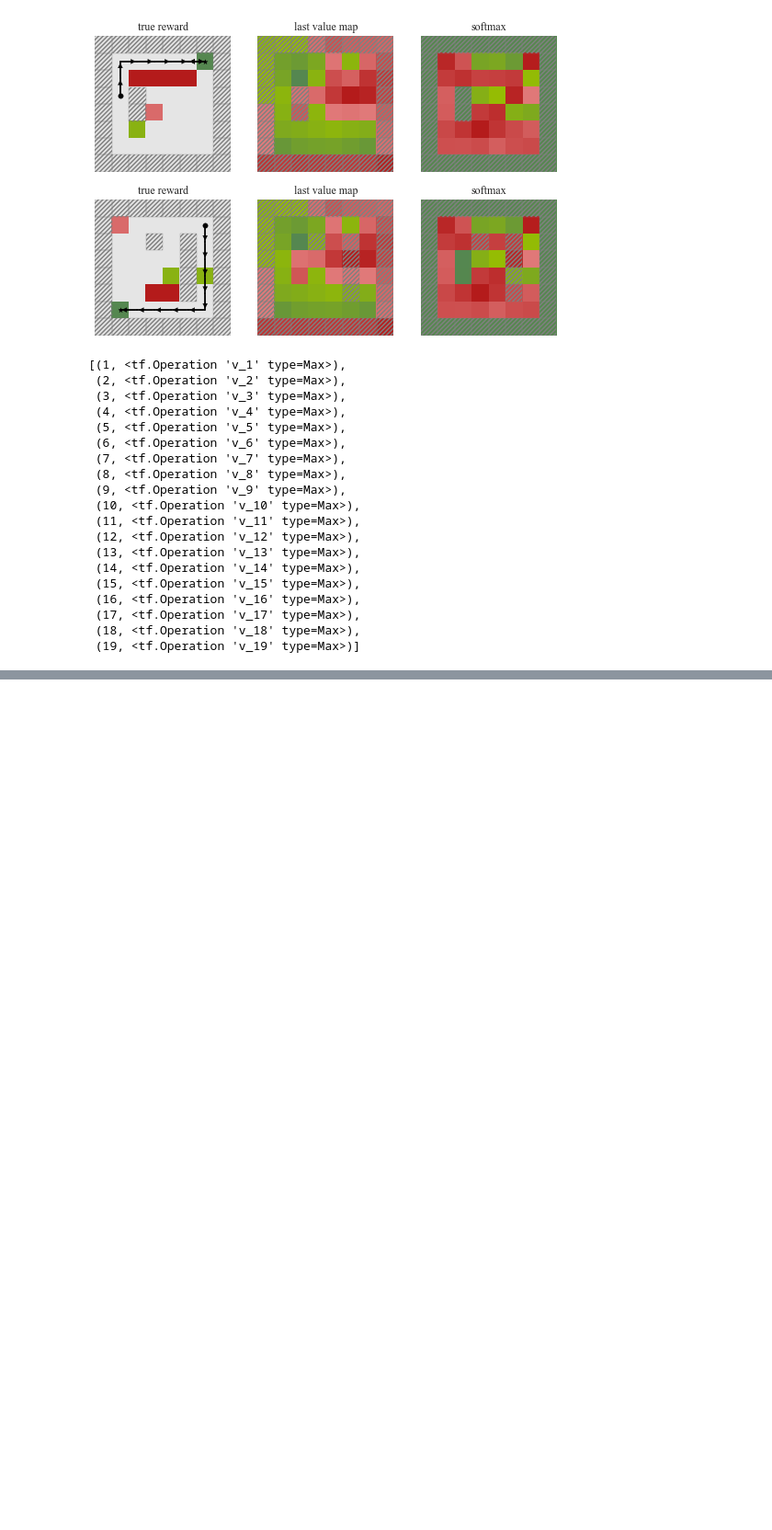
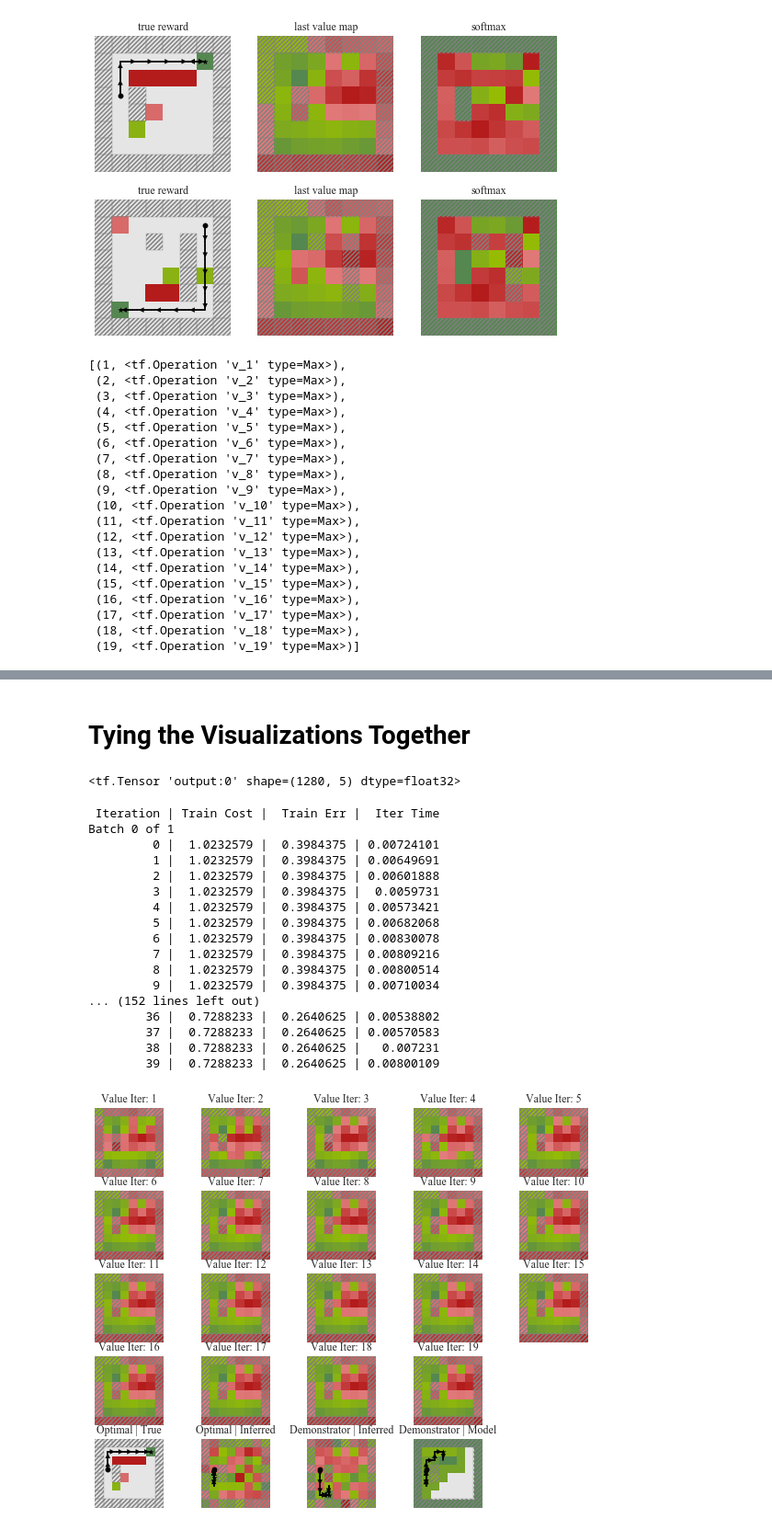
Before and after one commit to HumanCompatibleAI/learning_biases, a Jupyter notebook: Plotting Value Heat Map.ipynb, the cells around one changed output, grey strips where cells are left out. Shown at 92% size. Saved outputs shown, nothing was run; the diff lists cells and outputs as text; code cells hidden in the pictures; blank space fills up the shorter version.

```diff
--- a/Plotting Value Heat Map.ipynb
+++ b/Plotting Value Heat Map.ipynb
@@ -319,0 +334,2 @@ Batch 0 of 1
+# %% [markdown]
+# Tying the Visualizations Together
@@ -319,0 +441,27 @@ Batch 0 of 1
+# %%
+graph.get_tensor_by_name('output:0')
+# %% [output]
+<tf.Tensor 'output:0' shape=(1280, 5) dtype=float32>
+# %%
+train_agent = FastOptimalAgent(beta=1.0)
+plot_vis_grid(grids[2], train_agent, fname='ValueMapComparison-gr1.jpg')
+plot_vis_grid(grids[3], train_agent, fname='ValueMapComparison-gr2.jpg')
+# %% [output]
+ Iteration | Train Cost |  Train Err |  Iter Time
+Batch 0 of 1
+         0 |  1.0232579 |  0.3984375 | 0.00724101
+         1 |  1.0232579 |  0.3984375 | 0.00649691
+         2 |  1.0232579 |  0.3984375 | 0.00601888
+         3 |  1.0232579 |  0.3984375 |  0.0059731
+         4 |  1.0232579 |  0.3984375 | 0.00573421
+         5 |  1.0232579 |  0.3984375 | 0.00682068
+         6 |  1.0232579 |  0.3984375 | 0.00830078
+         7 |  1.0232579 |  0.3984375 | 0.00809216
+         8 |  1.0232579 |  0.3984375 | 0.00800514
+         9 |  1.0232579 |  0.3984375 | 0.00710034
+... (152 lines left out)
+        36 |  0.7288233 |  0.2640625 | 0.00538802
+        37 |  0.7288233 |  0.2640625 | 0.00570583
+        38 |  0.7288233 |  0.2640625 |   0.007231
+        39 |  0.7288233 |  0.2640625 | 0.00800109
+[figure, added]
```
Also changed, not shown: parts of 7 cells of this notebook.
